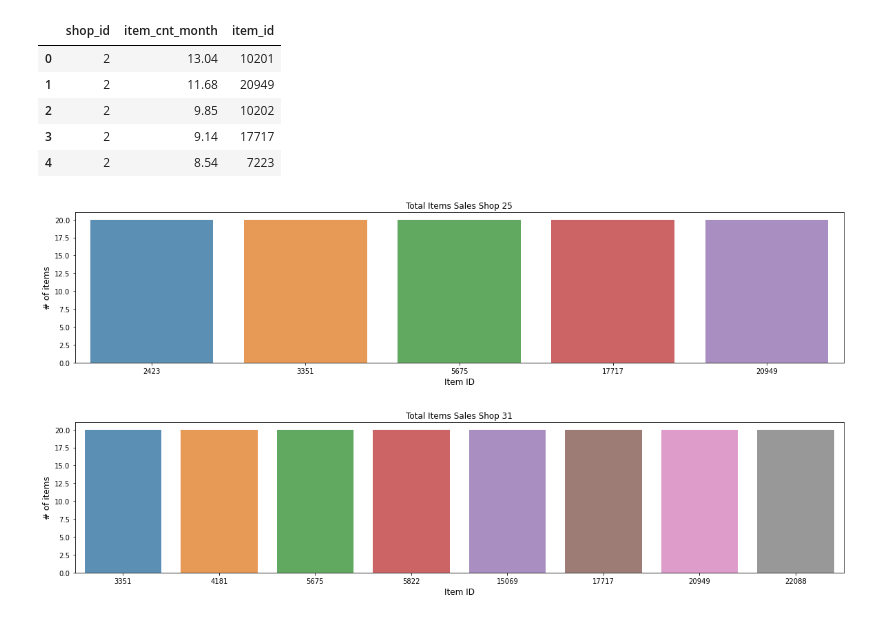
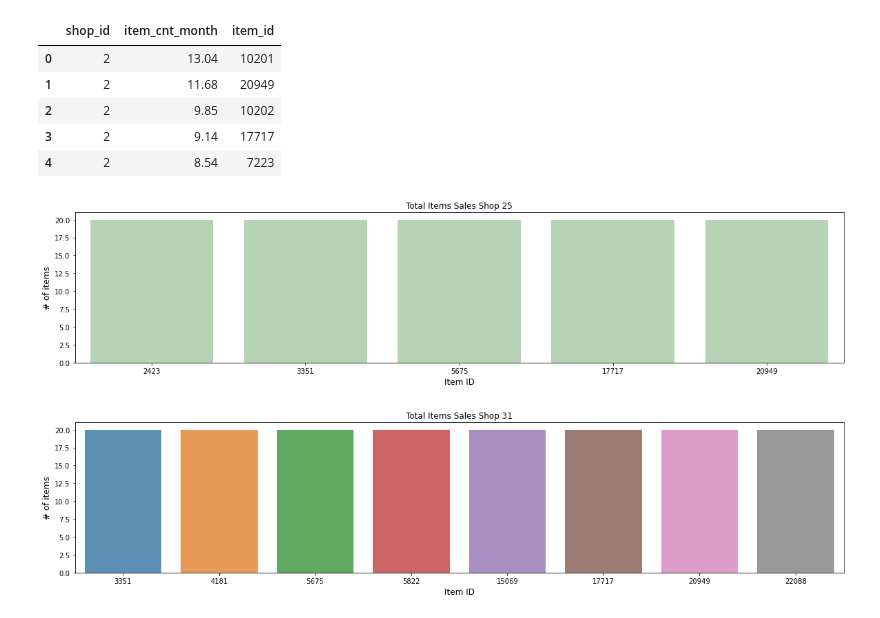
Before and after one commit to jguzman94/capstone-project, a Jupyter notebook: Results_1.ipynb, the cells around one changed output. Drawn from its saved outputs; the diff is of its cells as text; code cells hidden in the pictures.

```diff
--- a/Results_1.ipynb
+++ b/Results_1.ipynb
@@ -100,14 +100,14 @@ df_litem.head()
 # %%
 df_25 = df_litem.loc[df_litem['shop_id'] == 25]
 # plot
 plt.figure(figsize=(20,4))
-ax=sns.barplot(df_25.item_id, df_25.item_cnt_month, alpha=0.8)
+ax=sns.barplot(df_25.item_id, df_25.item_cnt_month, alpha=0.3, color = 'green')
 plt.title("Total Items Sales Shop 25")
 plt.ylabel("# of items", fontsize=12)
 plt.xlabel("Item ID", fontsize=12)
 plt.show()
 # %% [output]
-[figure, old version]
+[figure, new version]
 # %%
 df_25_1 = df1.loc[df1['shop_id'] == 25]
 # %%
```
Also changed, not shown: parts of 10 cells of this notebook, 3 other files.
